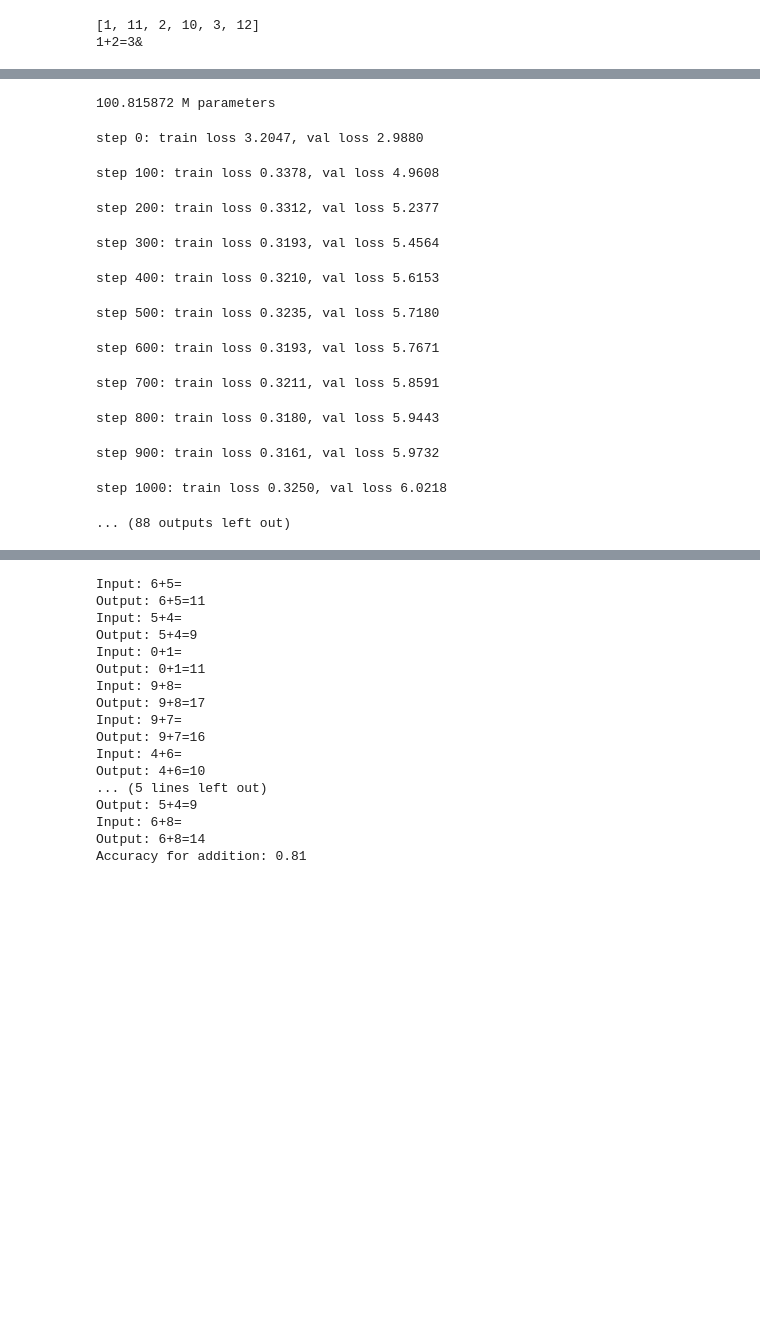
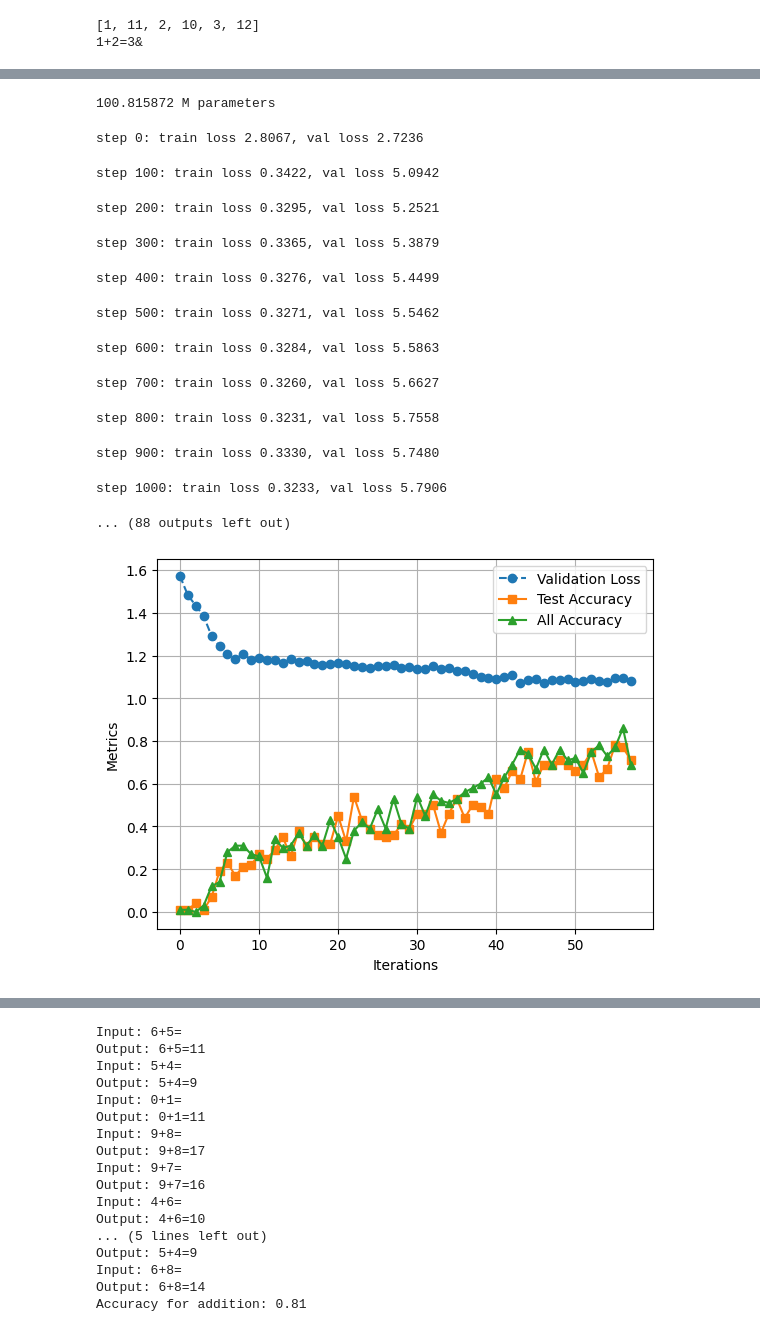
Before and after one commit to ZifeiBai/URPS, a Jupyter notebook: transformer.ipynb, the cells around one changed output, grey strips where cells are left out. Saved outputs shown, nothing was run; the diff lists cells and outputs as text; code cells hidden in the pictures; blank space fills up the shorter version.

```diff
--- a/transformer.ipynb
+++ b/transformer.ipynb
@@ -433,6 +464,9 @@ best_acc_test = 0
 counter = 0
 patience = 20
 best_loss = float('inf')
+val_loss_list = []
+acc_test_list = []
+acc_all_list = []
 
 for iter in tqdm(range(max_iters), desc="Training Progress"):
     if iter > 1000:
@@ -447,6 +481,19 @@ for iter in tqdm(range(max_iters), desc="Training Progress"):
         if iter > 5000:
             acc_all = accuracy(model, "all")
             acc_test = accuracy(model, "test")
+
+            val_loss_list.append(round(losses['val'].item(), 4))
+            acc_test_list.append(acc_test)
+            acc_all_list.append(acc_all)
+
+            # record to W&B
+            wandb.log({
+                "Iteration": iter,
+                "Validation Loss": losses['val'],
+                "Test Accuracy": acc_test,
+                "All Accuracy": acc_all
+            })
+
             if acc_all > best_acc_all or acc_test > best_acc_test or losses['val'] < best_loss:
                 best_acc_all = max(best_acc_all, acc_all)
                 best_acc_test = max(best_acc_test, acc_test)
@@ -466,17 +513,37 @@ for iter in tqdm(range(max_iters), desc="Training Progress"):
     optimizer.zero_grad(set_to_none=True)
     loss.backward()
     optimizer.step()
+
+
+
+# End W&B run
+wandb.finish()
 # %% [output]
 100.815872 M parameters
-step 0: train loss 3.2047, val loss 2.9880
+step 0: train loss 2.8067, val loss 2.7236
-step 100: train loss 0.3378, val loss 4.9608
+step 100: train loss 0.3422, val loss 5.0942
-step 200: train loss 0.3312, val loss 5.2377
+step 200: train loss 0.3295, val loss 5.2521
-step 300: train loss 0.3193, val loss 5.4564
+step 300: train loss 0.3365, val loss 5.3879
-step 400: train loss 0.3210, val loss 5.6153
+step 400: train loss 0.3276, val loss 5.4499
-step 500: train loss 0.3235, val loss 5.7180
+step 500: train loss 0.3271, val loss 5.5462
-step 600: train loss 0.3193, val loss 5.7671
+step 600: train loss 0.3284, val loss 5.5863
-step 700: train loss 0.3211, val loss 5.8591
+step 700: train loss 0.3260, val loss 5.6627
-step 800: train loss 0.3180, val loss 5.9443
+step 800: train loss 0.3231, val loss 5.7558
-step 900: train loss 0.3161, val loss 5.9732
+step 900: train loss 0.3330, val loss 5.7480
-step 1000: train loss 0.3250, val loss 6.0218
+step 1000: train loss 0.3233, val loss 5.7906
 ... (88 outputs left out)
+# %%
+
+
+iterations = list(range(58))
+
+plt.plot(iterations, val_loss_list, label="Validation Loss", linestyle="dashed", marker="o")
+plt.plot(iterations, acc_test_list, label="Test Accuracy", linestyle="solid", marker="s")
+plt.plot(iterations, acc_all_list, label="All Accuracy", linestyle="solid", marker="^")
+
+plt.xlabel("Iterations")
+plt.ylabel("Metrics")
+plt.legend()
+plt.grid(True)
+# %% [output]
+[figure, added]
```
Also changed, not shown: parts of 11 cells of this notebook.
